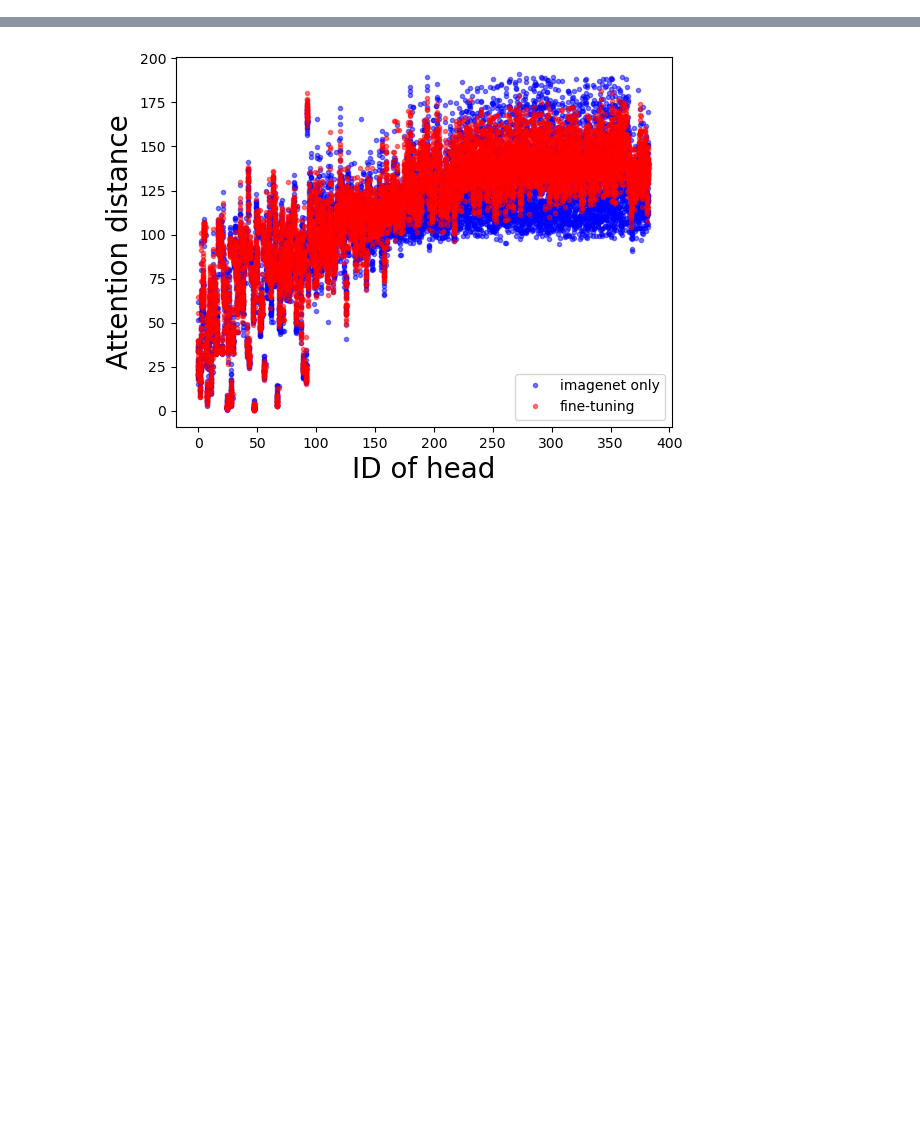
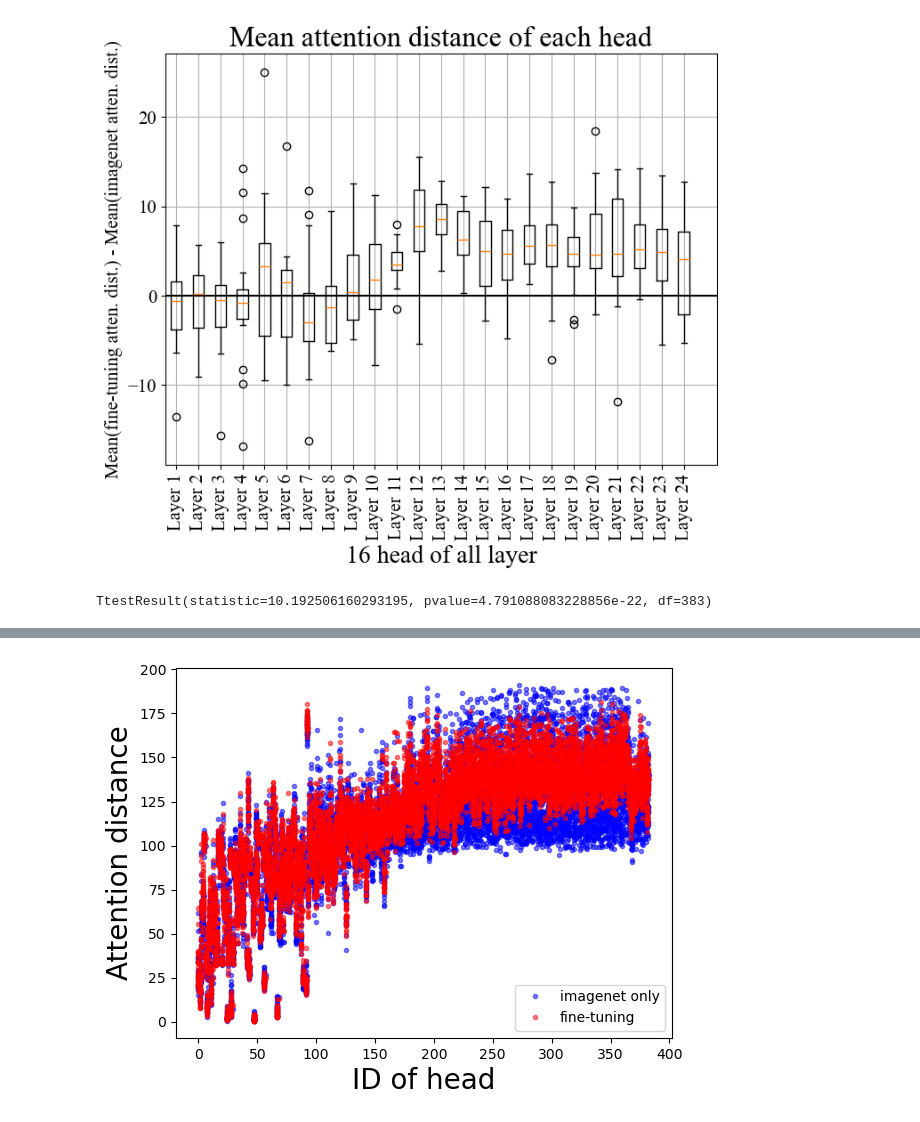
Before and after one commit to sy820/Master_Reseach, a Jupyter notebook: Discussion/attention_distance.ipynb, the cells around one changed output, grey strips where cells are left out. Drawn from its saved outputs; the diff is of its cells as text; code cells hidden in the pictures; blank space fills up the shorter version.

```diff
--- a/Causal_Analysis/attention_distance.ipynb
+++ b/Discussion/attention_distance.ipynb
@@ -0,0 +44,69 @@
+# %%
+from scipy import stats
+# データの準備
+data = [np.mean(attn_better.T[i:i+16],axis=1) -
+        np.mean(attn_worse.T[i:i+16], axis=1)
+                 for i in range(0, 385, 16)]
+
+# 箱ひげ図のプロット
+plt.figure(figsize=(8, 6))
+plt.boxplot(data)
+
+# x=0に黒線を追加
+plt.axhline(0, color='black')
+
+# ラベル設定
+plt.xlabel("16 head of all layer",
+           fontsize=20,
+           fontproperties=font_prop)
+plt.ylabel("Mean(fine-tuning atten. dist.) - Mean(imagenet atten. dist.)",
+           fontsize=15,
+           fontproperties=font_prop)
+plt.title("Mean attention distance of each head",
+          fontsize=20,
+          fontproperties=font_prop)
+plt.xticks(range(1, 25),
+           ['Layer 1',
+            'Layer 2',
+            'Layer 3',
+            'Layer 4',
+            'Layer 5',
+            'Layer 6',
+            'Layer 7',
+            'Layer 8',
+            'Layer 9',
+            'Layer 10',
+            'Layer 11',
+            'Layer 12',
+            'Layer 13',
+            'Layer 14',
+            'Layer 15',
+            'Layer 16',
+            'Layer 17',
+            'Layer 18',
+            'Layer 19',
+            'Layer 20',
+            'Layer 21',
+            'Layer 22',
+            'Layer 23',
+            'Layer 24'],
+            rotation=90,
+            fontproperties=font_prop,
+            fontsize=15)
+plt.yticks(fontproperties=font_prop,
+           fontsize=15)
+
+# グリッド線の表示
+plt.grid(True)
+
+# グラフの表示
+plt.savefig("../Figure/ad_mean_boxplot.eps")
+plt.show()
+
+# stats.ttest_ind(np.std(attn_better.T,axis=1),np.std(attn_worse.T,axis=1),alternative='greater')
+stats.ttest_rel(np.mean(attn_better.T,axis=1),
+                np.mean(attn_worse.T,axis=1),
+                alternative='greater')
+# %% [output]
+[figure, added]
+TtestResult(statistic=10.192506160293195, pvalue=4.791088083228856e-22, df=383)
```
Also changed, not shown: parts of 9 cells of this notebook, 42 other files.
